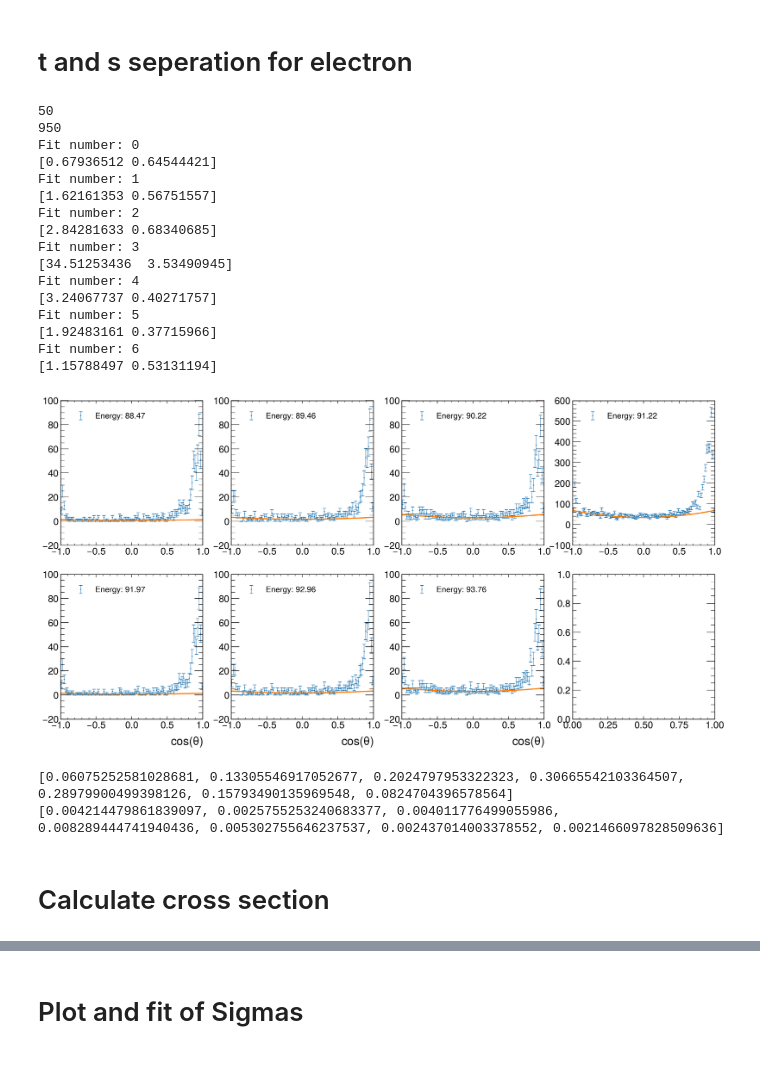
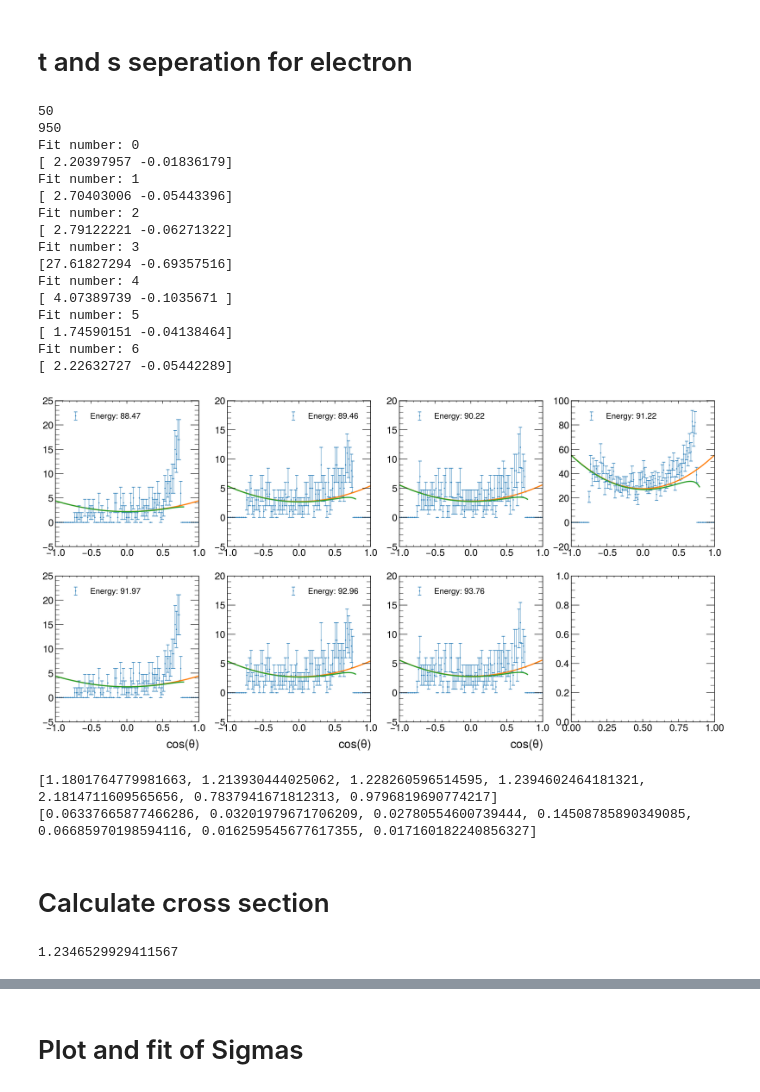
Before and after one commit to lukasg96/z0-precisionmeasurement, a Jupyter notebook: z0_experiment.ipynb, the cells around one changed output, grey strips where cells are left out. Drawn from its saved outputs; the diff is of its cells as text; code cells hidden in the pictures; blank space fills up the shorter version.

```diff
--- a/z0_experiment.ipynb
+++ b/z0_experiment.ipynb
@@ -736,7 +742,9 @@ xs_corrections = { 'energy' : [ 88.47, 89.46, 90.22, 91.22, 91.97, 92.96, 93.76]
 
                       'leptonic' : [0.09, 0.20, 0.36, 0.52, 0.22, -0.01, -0.08]}
 # %%
-data_nr = 5
+data_nr = 1
+
+
 path_opal = 'opal_data/data/daten_' +str(data_nr) +'.root'
 data = uproot.open(path_opal)
 
@@ -801,14 +809,14 @@ while i < 7:
     emasks[2] = branchesopal['Ncharged'] <= 6
     #emasks[3] = branchesopal['Pcharged'] >=3
     # t cutting
-    #emasks[3] = branchesopal['cos_thet'] <= .7
-    #emasks[4] = branchesopal['cos_thet'] >= -.9
+    emasks[3] = branchesopal['cos_thet'] <= .75
+    emasks[4] = branchesopal['cos_thet'] >= -.75
 
 
     #Energy
     emasks[6] = branchesopal['E_lep'] >= EnergyCutsLP[i]
     emasks[7] = branchesopal['E_lep'] <= EnergyCutsUP[i]
-    opalEcuts[i] = emasks[0] & emasks[1] & emasks[2] & emasks[6] & emasks[7]# & emasks[3]# & emasks[5]# & emasks[3] & emasks[4]
+    opalEcuts[i] = emasks[0] & emasks[1] & emasks[2] & emasks[6] & emasks[7] & emasks[3] & emasks[4]# & emasks[3]# & emasks[5]# & emasks[3] & emasks[4]
     i += 1
 
 
@@ -929,6 +937,7 @@ x_min = mid[bin_min_opal]
 x_max = mid[bin_max_opal]
 
 fit_s_chan = []
+fit_ts_chan = []
 fig, ax = plt.subplots(2, 4, figsize=(20, 10))
 energy = xs_corrections['energy']
 ratio_s_opal = []
@@ -940,6 +949,7 @@ for ii in range(7):
     print(coeff)
     hist_fit = dsigdtheta(mid[bin_min_opal:bin_max_opal], *coeff)
     fit_s_chan.append( sdsig(mid, coeff[0]))
+    fit_ts_chan.append( dsigdtheta(mid,*coeff))
     jj = ii
     line = 0 #line number
     if ii>3: #go into the second line
@@ -949,44 +959,44 @@ for ii in range(7):
     error_sizes = np.sqrt(opal_e_cut_E[ii])
     #error_sizes = np.sqrt(np.zeros(len(opal_e_cut_E[ii])))
 
     im = ax[line,ii].errorbar(opal_e_cut_mid[ii], opal_e_cut_E[ii], yerr=error_sizes, label = 'Energy: {}'.format(energy[jj]), fmt="+", ms=2, elinewidth=0.6, capsize=3, mew=1)
     #im = ax[line,ii].plot(opal_e_cut_mid[ii],opal_e_cut_E[ii],label = 'Energy: {}'.format(energy[jj]))
     im = ax[line,ii].plot(opal_e_cut_mid[ii],fit_s_chan[ii])
-    im = ax[line,ii].plot(0pal_e_cut_mid[ii],fit_t_chan[])
+    im = ax[line,ii].plot(opal_e_cut_mid[ii][:90],fit_ts_chan[ii][:90])
     im = ax[line,ii].legend()
 
     #ratio_s_opal.append( sum(fit_s_chan[ii]) / sum(opalEcuts[ii]))
     ratio_s_opal.append(coeff[0] * (8 / 3) * len(fit_s_chan[ii]) / (sum(opalEcuts[ii])*2) )
     ratio_s_opal_err.append(np.sqrt(((8 / 3) * len(fit_s_chan[ii]) / (sum(opalEcuts[ii])*2))**2) * var_matrix[0][0] + (coeff[0] * (8 / 3) * len(fit_s_chan[ii]) / (sum(opalEcuts[ii])*2)**2 )**2 * opalB_err[ii][0]**2)
 
 ax[1,0].set_xlabel(r'$cos(\theta)$')
 ax[1,1].set_xlabel(r'$cos(\theta)$')
 ax[1,2].set_xlabel(r'$cos(\theta)$')
 plt.show()
 
 print(ratio_s_opal)
 print(ratio_s_opal_err)
 #print(ratio_s_opal_analy)
 # %% [output]
 50
 950
 Fit number: 0
-[0.67936512 0.64544421]
+[ 2.20397957 -0.01836179]
 Fit number: 1
-[1.62161353 0.56751557]
+[ 2.70403006 -0.05443396]
 Fit number: 2
-[2.84281633 0.68340685]
+[ 2.79122221 -0.06271322]
 Fit number: 3
-[34.51253436  3.53490945]
+[27.61827294 -0.69357516]
 Fit number: 4
-[3.24067737 0.40271757]
+[ 4.07389739 -0.1035671 ]
 Fit number: 5
-[1.92483161 0.37715966]
+[ 1.74590151 -0.04138464]
 Fit number: 6
-[1.15788497 0.53131194]
+[ 2.22632727 -0.05442289]
-[figure, old version]
+[figure, new version]
-[0.06075252581028681, 0.13305546917052677, 0.2024797953322323, 0.30665542103364507, 0.28979900499398126, 0.15793490135969548, 0.0824704396578564]
-[0.004214479861839097, 0.0025755253240683377, 0.004011776499055986, 0.008289444741940436, 0.005302755646237537, 0.002437014003378552, 0.0021466097828509636]
+[1.1801764779981663, 1.213930444025062, 1.228260596514595, 1.2394602464181321, 2.1814711609565656, 0.7837941671812313, 0.9796819690774217]
+[0.06337665877466286, 0.03201979671706209, 0.02780554600739444, 0.14508785890349085, 0.06685970198594116, 0.016259545677617355, 0.017160182240856327]
 # %%
 # apply s channel correction
 #ratio_s_opal[4] = ratio_s_opal[2]
@@ -996,5 +1006,9 @@ for ii in range(7):
     opalB_err[ii][0] = np.sqrt(ratio_s_opal[ii]**2 * opalB_err[ii][0]**2 + opalB[ii][0]**2 * ratio_s_opal_err[ii]**2)
 # %% [markdown]
 # Calculate cross section
+# %%
+print(ratio_s_new)
+# %% [output]
+1.2346529929411567
 # %%
 Sigma = [0] * 7
```
Also changed, not shown: parts of 15 cells of this notebook.
